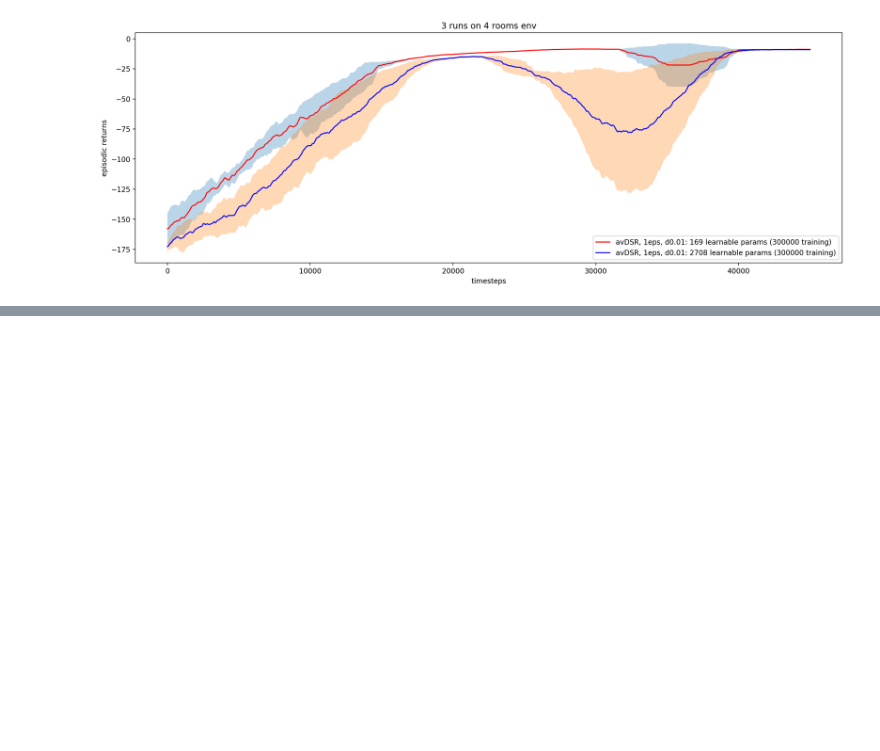
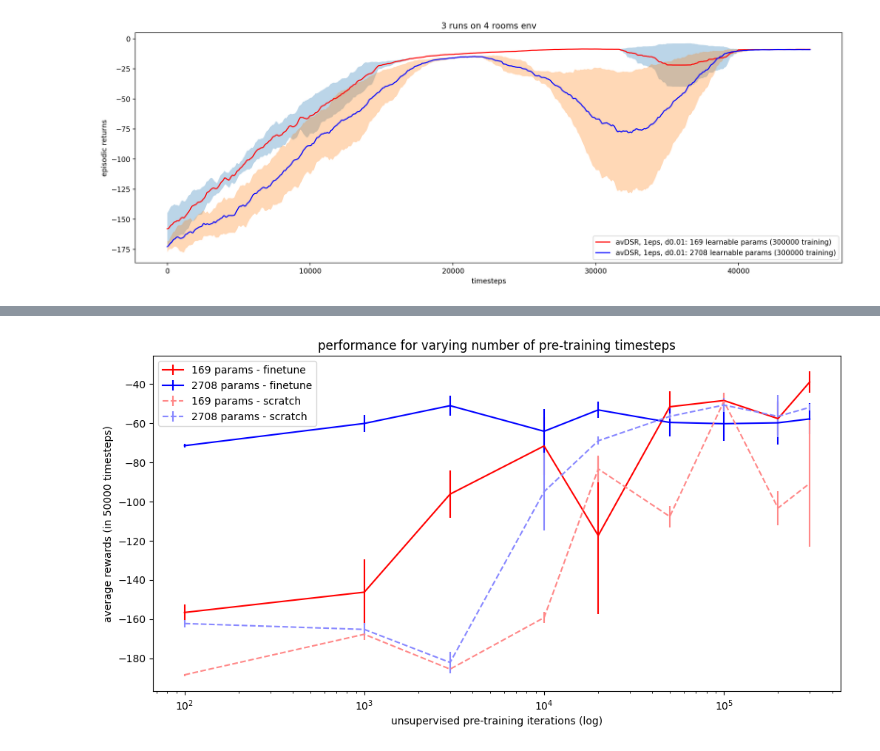
Before and after one commit to psurya1994/successor-feature-representations, a Jupyter notebook: notebooks/14-visualize-learning-curves.ipynb, the cells around one changed output, grey strips where cells are left out. Saved outputs shown, nothing was run; the diff lists cells and outputs as text; code cells hidden in the pictures; blank space fills up the shorter version.

```diff
--- a/notebooks/14-visualize-learning-curves.ipynb
+++ b/notebooks/14-visualize-learning-curves.ipynb
@@ -255,3 +321,95 @@ plot_performance(file_index='28', title='Training APSF on [3roomsh] with [3rooms
-# %%
-with open('../storage/11-rewards-0.8eps.p', 'rb') as f:
-    rewards2 = pickle.load(f)
+# %%
+all_rewards = {}
+iters = [1e2, 1e3, 3e3, 1e4, 2e4, 5e4, 1e5, 2e5, 3e5]
+for i in iters:
+    with open('../storage/30-'+str(int(i))+'-rewards-1eps.p', 'rb') as f:
+        rewards = pickle.load(f)
+
+        for key, val in rewards.items():
+            if('169' in key):
+                all_rewards[str(int(i))+'-169'] = val
+            elif('2708' in key):
+                all_rewards[str(int(i))+'-2708'] = val
+            else:
+                raise
+
+all_rewards2 = {}
+iters = [1e2, 1e3, 3e3, 1e4, 2e4, 5e4, 1e5, 2e5, 3e5]
+for i in iters:
+    with open('../storage/28-'+str(int(i))+'-rewards-1eps.p', 'rb') as f:
+        rewards = pickle.load(f)
+
+        for key, val in rewards.items():
+            if('169' in key):
+                all_rewards2[str(int(i))+'-169'] = val
+            elif('2708' in key):
+                all_rewards2[str(int(i))+'-2708'] = val
+            else:
+                raise
+
+plt.figure(figsize=(12,6),dpi=100)
+clip = 50000
+smooth = 1000
+line1 = []
+line1_std = []
+line2 = []
+line2_std = []
+for j, (k, v) in enumerate(all_rewards2.items()):
+    ind = k.split('-')
+    r_vec = np.zeros((len(v[0]), 50000-smooth+1))
+    for i, (t, r) in enumerate(zip(v[0], v[1])):
+        r_vec[i,:] = convolve(np.interp(np.arange(clip), t, r), smooth)
+
+    mean = np.mean(np.array(r_vec), axis=1)
+    std = np.std(mean)
+    if(ind[1]=='169'):
+        line1.append(mean)
+        line1_std.append(std)
+    if(ind[1]=='2708'):
+        line2.append(mean)
+        line2_std.append(std)
+
+line1 = np.array(line1)
+line2 = np.array(line2)
+# import pdb;pdb.set_trace()
+plt.errorbar(iters, np.mean(line1,axis=1), line1_std, c='#ff0000',label='169 params - finetune')
+plt.errorbar(iters, np.mean(line2,axis=1), line2_std, c='#0000ff', label='2708 params - finetune')
+# for i in range(line1.shape[1]):
+#     plt.scatter(iters, line1[:,i], c='#ff0000', alpha=0.3)
+#     plt.scatter(iters, line2[:,i], c='#0000ff', alpha=0.3)
+
+line1 = []
+line1_std = []
+line2 = []
+line2_std = []
+for j, (k, v) in enumerate(all_rewards.items()):
+    ind = k.split('-')
+    r_vec = np.zeros((len(v[0]), 50000-smooth+1))
+    for i, (t, r) in enumerate(zip(v[0], v[1])):
+        r_vec[i,:] = convolve(np.interp(np.arange(clip), t, r), smooth)
+
+    mean = np.mean(np.array(r_vec), axis=1)
+    std = np.std(mean)
+    if(ind[1]=='169'):
+        line1.append(mean)
+        line1_std.append(std)
+    if(ind[1]=='2708'):
+        line2.append(mean)
+        line2_std.append(std)
+
+line1 = np.array(line1)
+line2 = np.array(line2)
+# import pdb;pdb.set_trace()
+plt.errorbar(iters, np.mean(line1,axis=1), line1_std, c='#ff8888',fmt='--', label='169 params - scratch')
+plt.errorbar(iters, np.mean(line2,axis=1), line2_std, c='#8888ff',fmt='--',label='2708 params - scratch')
+# for i in range(line1.shape[1]):
+#     plt.scatter(iters, line1[:,i], c='#ff0000', alpha=0.3)
+#     plt.scatter(iters, line2[:,i], c='#0000ff', alpha=0.3)
+
+plt.xscale('log')
+plt.xlabel('unsupervised pre-training iterations (log)'), plt.ylabel('average rewards (in 50000 timesteps)')
+plt.title('performance for varying number of pre-training timesteps')
+plt.legend(), plt.savefig("../storage/context-speed.png")
+plt.show()
+# %% [output]
+[figure, added]
```
Also changed, not shown: parts of 5 cells of this notebook, 5 other files.
